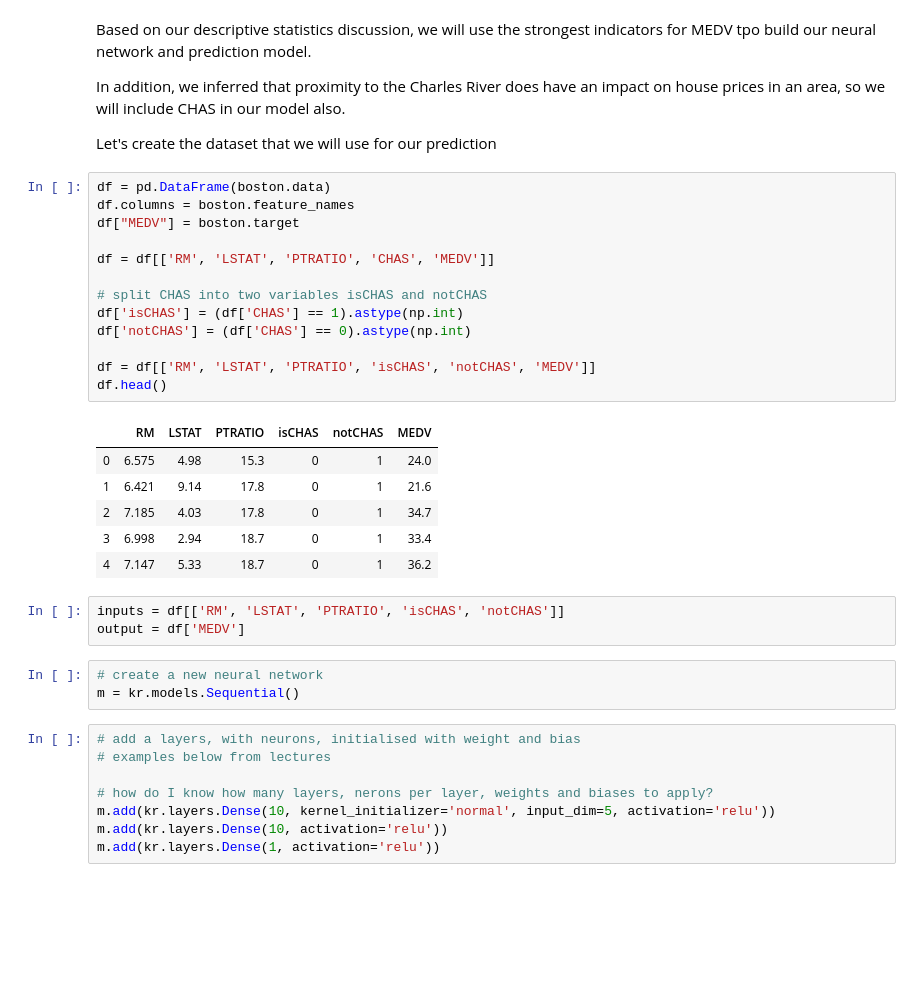
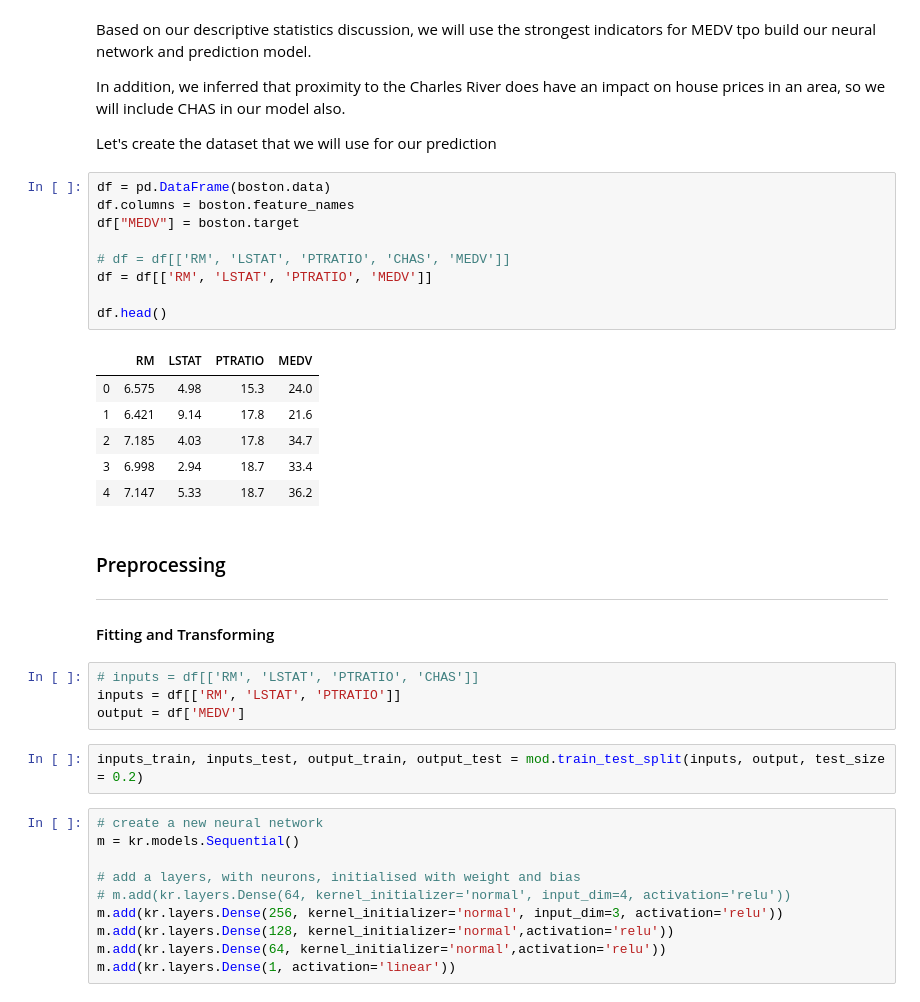
Before and after one commit to rhiggins2308/ML_Stats_Assessment2019, a Jupyter notebook: A Statistical Analysis of the Boston House Prices Dataset.ipynb, the cells around one changed output. Drawn from its saved outputs; the diff is of its cells as text; blank space fills up the shorter version.

```diff
--- a/A Statistical Analysis of the Boston House Prices Dataset.ipynb
+++ b/A Statistical Analysis of the Boston House Prices Dataset.ipynb
@@ -353,34 +361,36 @@ Let's create the dataset that we will use for our prediction
 # %%
 df = pd.DataFrame(boston.data)
 df.columns = boston.feature_names
 df["MEDV"] = boston.target
 
-df = df[['RM', 'LSTAT', 'PTRATIO', 'CHAS', 'MEDV']]
+# df = df[['RM', 'LSTAT', 'PTRATIO', 'CHAS', 'MEDV']]
+df = df[['RM', 'LSTAT', 'PTRATIO', 'MEDV']]
 
-# split CHAS into two variables isCHAS and notCHAS
-df['isCHAS'] = (df['CHAS'] == 1).astype(np.int)
-df['notCHAS'] = (df['CHAS'] == 0).astype(np.int)
-
-df = df[['RM', 'LSTAT', 'PTRATIO', 'isCHAS', 'notCHAS', 'MEDV']]
 df.head()
 # %% [output]
-|  | RM | LSTAT | PTRATIO | isCHAS | notCHAS | MEDV |
-| 0 | 6.575 | 4.98 | 15.3 | 0 | 1 | 24.0 |
-| 1 | 6.421 | 9.14 | 17.8 | 0 | 1 | 21.6 |
-| 2 | 7.185 | 4.03 | 17.8 | 0 | 1 | 34.7 |
-| 3 | 6.998 | 2.94 | 18.7 | 0 | 1 | 33.4 |
-| 4 | 7.147 | 5.33 | 18.7 | 0 | 1 | 36.2 |
+|  | RM | LSTAT | PTRATIO | MEDV |
+| 0 | 6.575 | 4.98 | 15.3 | 24.0 |
+| 1 | 6.421 | 9.14 | 17.8 | 21.6 |
+| 2 | 7.185 | 4.03 | 17.8 | 34.7 |
+| 3 | 6.998 | 2.94 | 18.7 | 33.4 |
+| 4 | 7.147 | 5.33 | 18.7 | 36.2 |
+# %% [markdown]
+### Preprocessing
+***
+#### Fitting and Transforming
 # %%
-inputs = df[['RM', 'LSTAT', 'PTRATIO', 'isCHAS', 'notCHAS']]
+# inputs = df[['RM', 'LSTAT', 'PTRATIO', 'CHAS']]
+inputs = df[['RM', 'LSTAT', 'PTRATIO']]
 output = df['MEDV']
-# %%
-# create a new neural network
-m = kr.models.Sequential()
+# %%
+inputs_train, inputs_test, output_train, output_test = mod.train_test_split(inputs, output, test_size = 0.2)
 # %%
+# create a new neural network
+m = kr.models.Sequential()
+
 # add a layers, with neurons, initialised with weight and bias
-# examples below from lectures
-
-# how do I know how many layers, nerons per layer, weights and biases to apply?
-m.add(kr.layers.Dense(10, kernel_initializer='normal', input_dim=5, activation='relu'))
-m.add(kr.layers.Dense(10, activation='relu'))
-m.add(kr.layers.Dense(1, activation='relu'))
+# m.add(kr.layers.Dense(64, kernel_initializer='normal', input_dim=4, activation='relu'))
+m.add(kr.layers.Dense(256, kernel_initializer='normal', input_dim=3, activation='relu'))
+m.add(kr.layers.Dense(128, kernel_initializer='normal',activation='relu'))
+m.add(kr.layers.Dense(64, kernel_initializer='normal',activation='relu'))
+m.add(kr.layers.Dense(1, activation='linear'))
```
Also changed, not shown: parts of 14 cells of this notebook.
